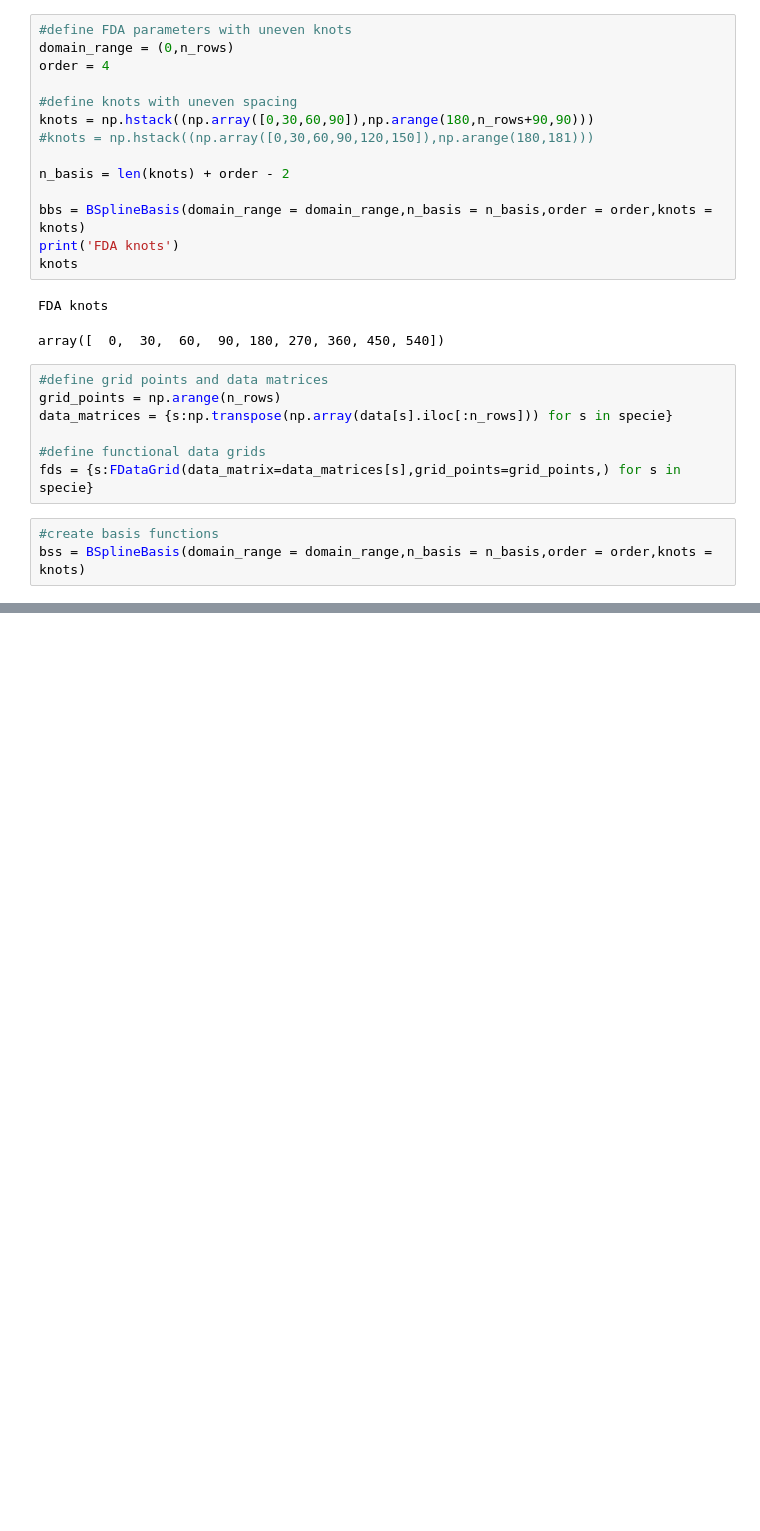
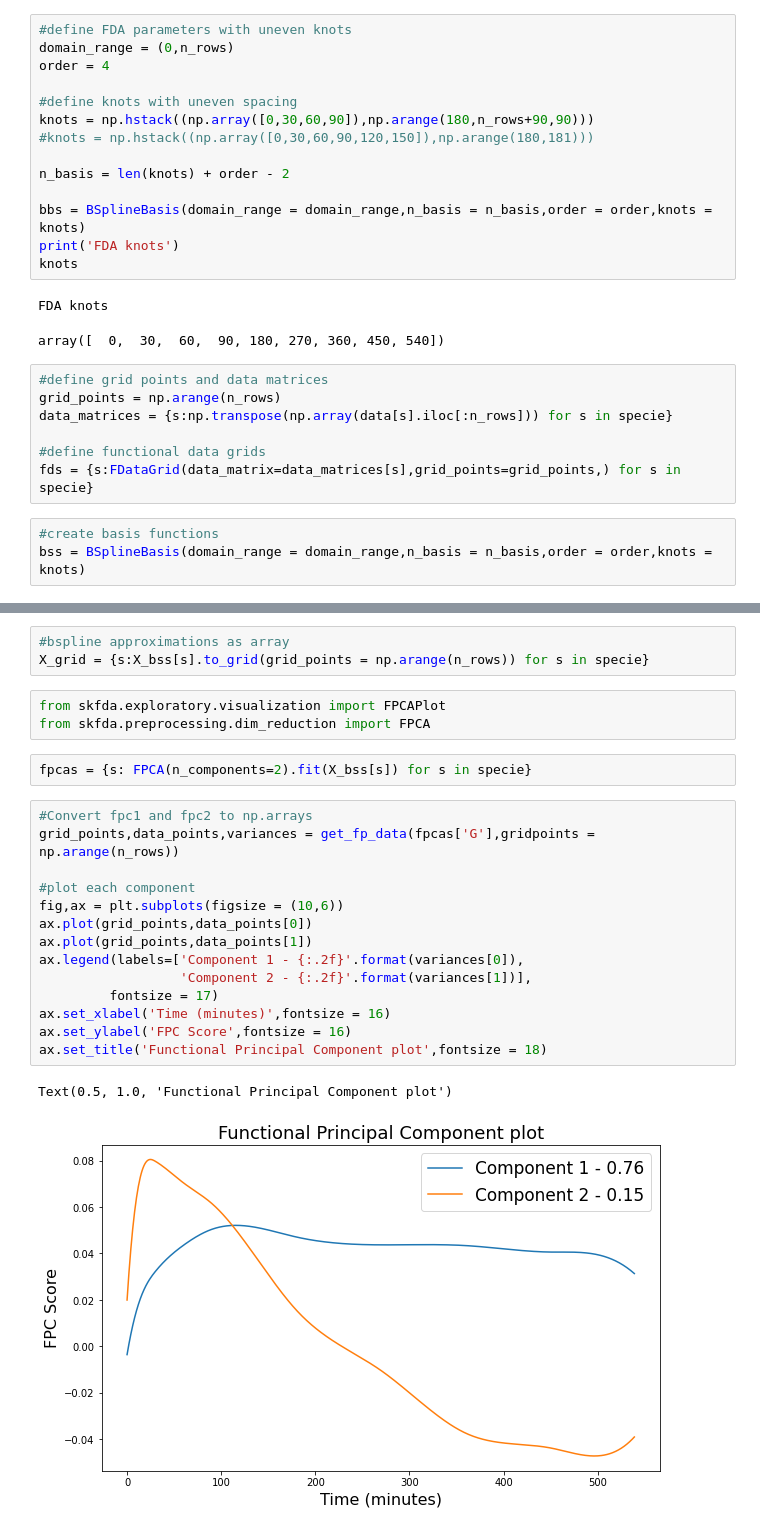
Before and after one commit to ruckapark/IndicateurGlobal, a Jupyter notebook: Article3_FDA.ipynb, the cells around one changed output, grey strips where cells are left out. Cells and saved outputs as stored; diff of their text form; blank space fills up the shorter version.

Commit message:
First multidimensional FPCA article 3

```diff
--- a/Article3_FDA.ipynb
+++ b/Article3_FDA.ipynb
@@ -249,0 +255,25 @@ ValueError: array must not contain infs or NaNs
+# %%
+#bspline approximations as array
+X_grid = {s:X_bss[s].to_grid(grid_points = np.arange(n_rows)) for s in specie}
+# %%
+from skfda.exploratory.visualization import FPCAPlot
+from skfda.preprocessing.dim_reduction import FPCA
+# %%
+fpcas = {s: FPCA(n_components=2).fit(X_bss[s]) for s in specie}
+# %%
+#Convert fpc1 and fpc2 to np.arrays
+grid_points,data_points,variances = get_fp_data(fpcas['G'],gridpoints = np.arange(n_rows))
+
+#plot each component
+fig,ax = plt.subplots(figsize = (10,6))
+ax.plot(grid_points,data_points[0])
+ax.plot(grid_points,data_points[1])
+ax.legend(labels=['Component 1 - {:.2f}'.format(variances[0]),
+                  'Component 2 - {:.2f}'.format(variances[1])],
+         fontsize = 17)
+ax.set_xlabel('Time (minutes)',fontsize = 16)
+ax.set_ylabel('FPC Score',fontsize = 16)
+ax.set_title('Functional Principal Component plot',fontsize = 18)
+# %% [output]
+Text(0.5, 1.0, 'Functional Principal Component plot')
+[figure, added]
```
Also changed, not shown: parts of 13 cells of this notebook.
